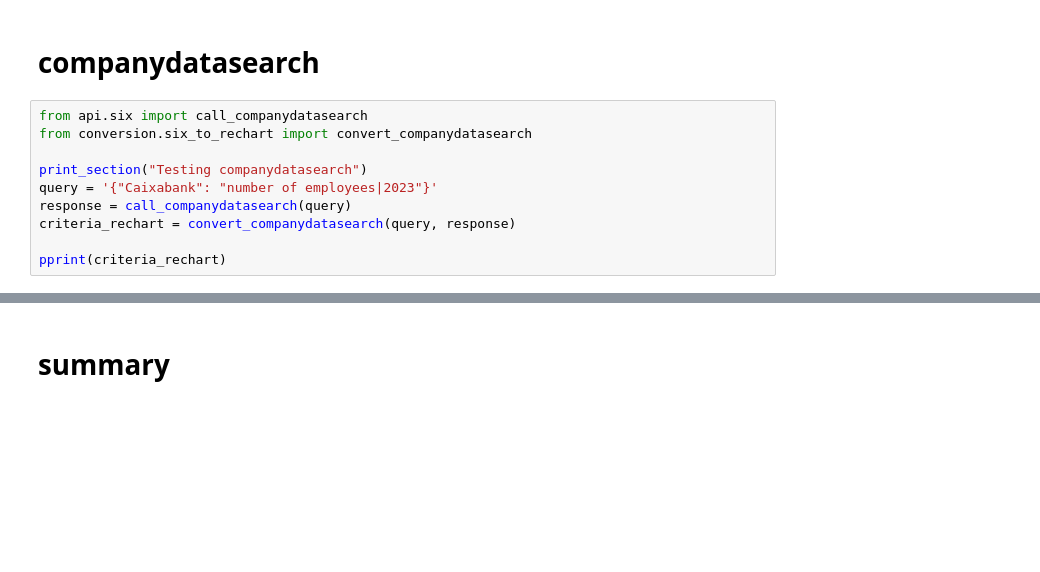
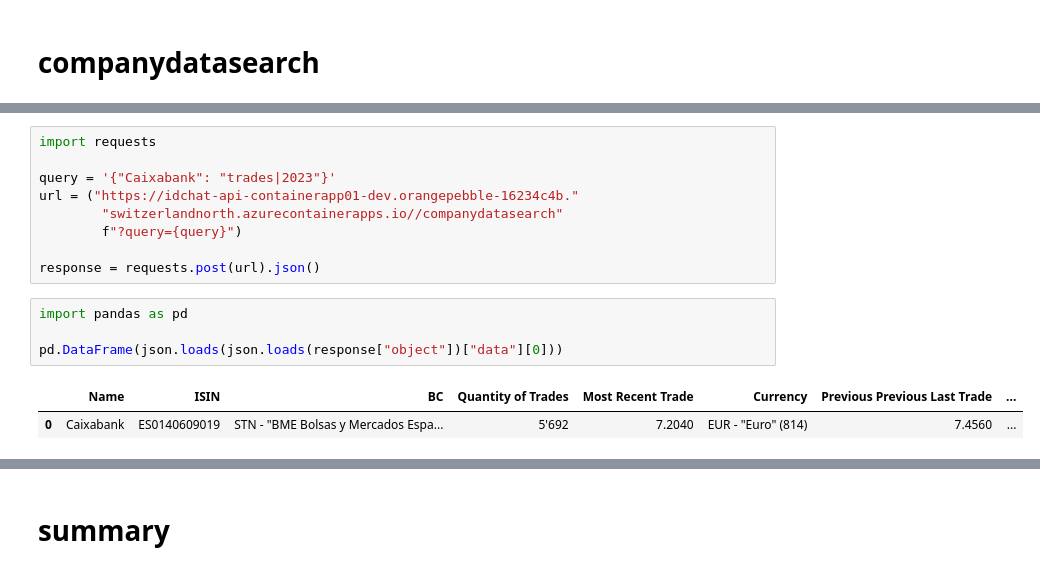
Before and after one commit to Lasseses/START-Hack, a Jupyter notebook: backend/backups/temp copy.ipynb, the cells around one changed output, grey strips where cells are left out. Cells and saved outputs as stored; diff of their text form; blank space fills up the shorter version.

```diff
--- a/backend/src/api/test.ipynb
+++ b/backend/backups/temp copy.ipynb
@@ -190,12 +197,2 @@ working_criteria
 # %% [markdown]
 # companydatasearch
-# %%
-from api.six import call_companydatasearch
-from conversion.six_to_rechart import convert_companydatasearch
-
-print_section("Testing companydatasearch")
-query = '{"Caixabank": "number of employees|2023"}'
-response = call_companydatasearch(query)
-criteria_rechart = convert_companydatasearch(query, response)
-
-pprint(criteria_rechart)
@@ -219,0 +257,16 @@ pprint(criteria_rechart)
+# %%
+import requests
+
+query = '{"Caixabank": "trades|2023"}'
+url = ("https://idchat-api-containerapp01-dev.orangepebble-16234c4b."
+        "switzerlandnorth.azurecontainerapps.io//companydatasearch"
+        f"?query={query}")
+
+response = requests.post(url).json()
+# %%
+import pandas as pd
+
+pd.DataFrame(json.loads(json.loads(response["object"])["data"][0]))
+# %% [output]
+|  | Name | ISIN | BC | Quantity of Trades | Most Recent Trade | Currency | Previous Previous Last Trade | ... |
+| 0 | Caixabank | ES0140609019 | STN - "BME Bolsas y Mercados Espa... | 5'692 | 7.2040 | EUR - "Euro" (814) | 7.4560 | ... |
```
Also changed, not shown: parts of 11 cells of this notebook, 10 other files.
